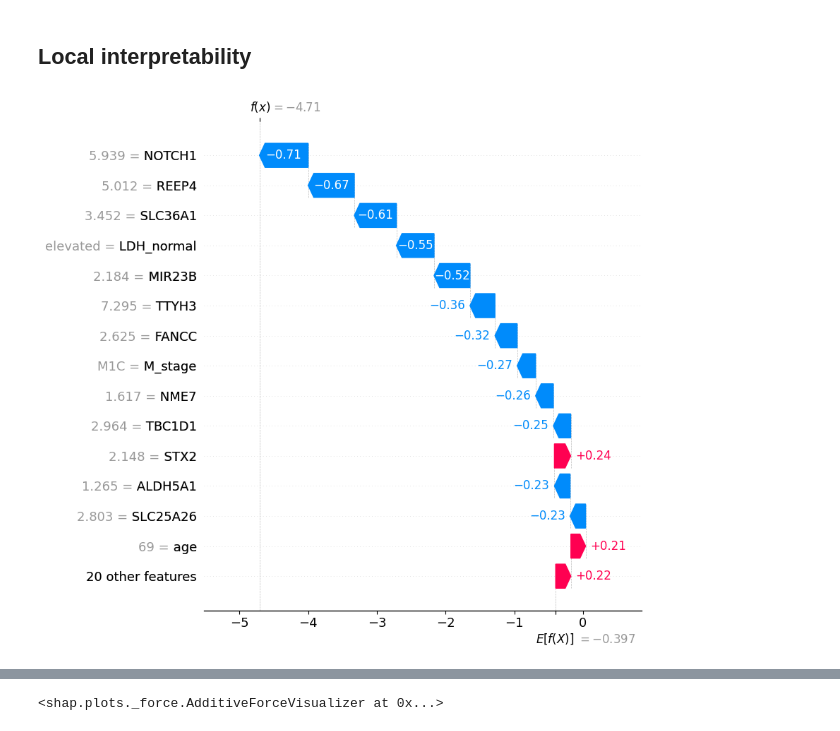
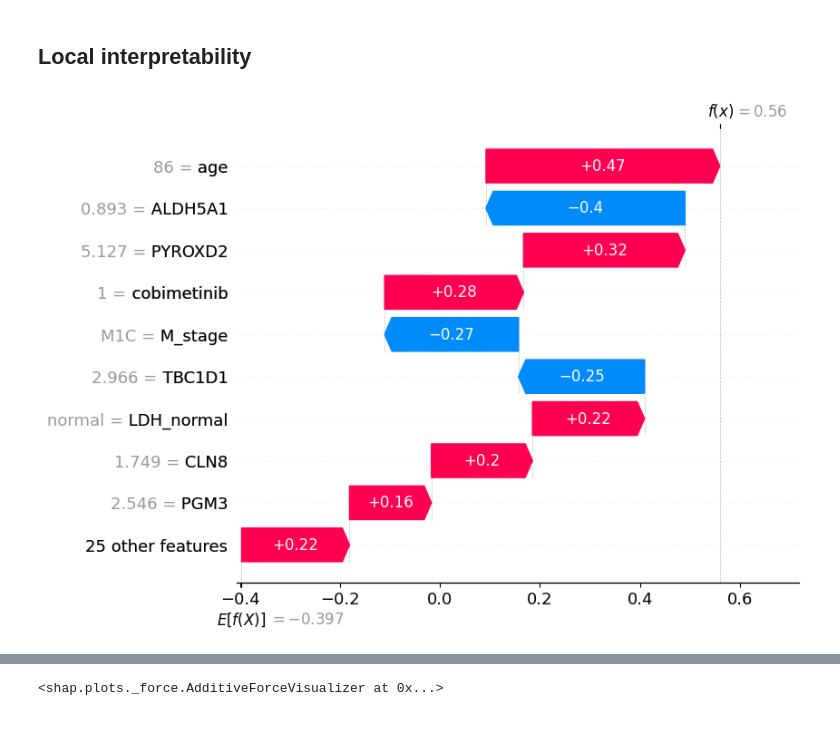
Before and after one commit to dinhhb/modeling_gene_expression, a Jupyter notebook: explanation/5_shap_lr.ipynb, the cells around one changed output, grey strips where cells are left out. Cells and saved outputs as stored; diff of their text form; code cells hidden in the pictures.

```diff
--- a/explanation/5_shap_lr.ipynb
+++ b/explanation/5_shap_lr.ipynb
@@ -218,11 +218,11 @@ TP log-odds: [3.12676831 1.65213287 1.73760323 4.61748902 1.85030423 1.40265304
 # %%
 import copy
 sv_raw = copy.copy(shap_values)
 sv_raw.data = x.values
 
-shap.plots.waterfall(sv_raw[tn[9]], max_display=15)
+shap.plots.waterfall(sv_raw[tp[9]], max_display=10)
 # %% [output]
-[figure, old version]
+[figure, new version]
 # %%
 shap.initjs()
 shap.plots.force(sv_raw[tn[35]]) # 9 7 23 35
```
Also changed, not shown: parts of 1 cell of this notebook, 8 other files.
